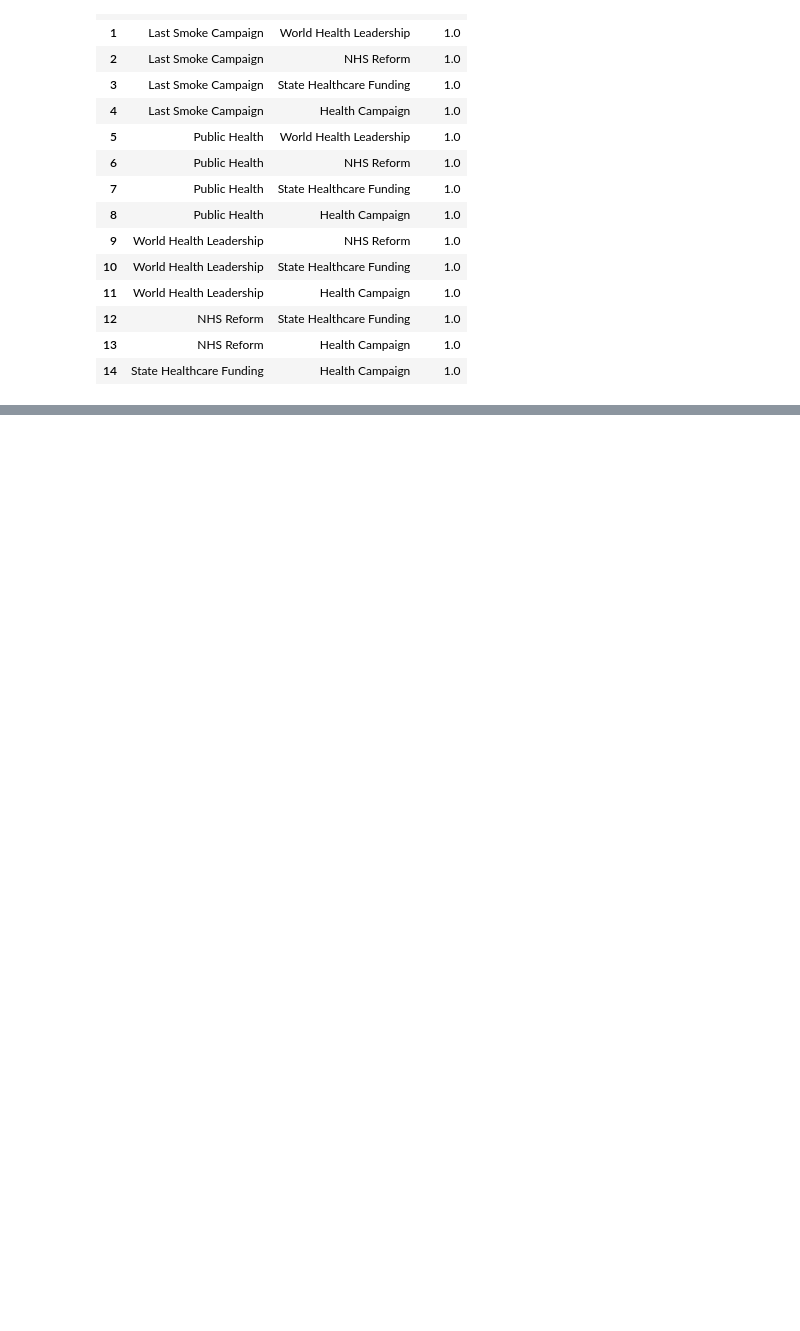
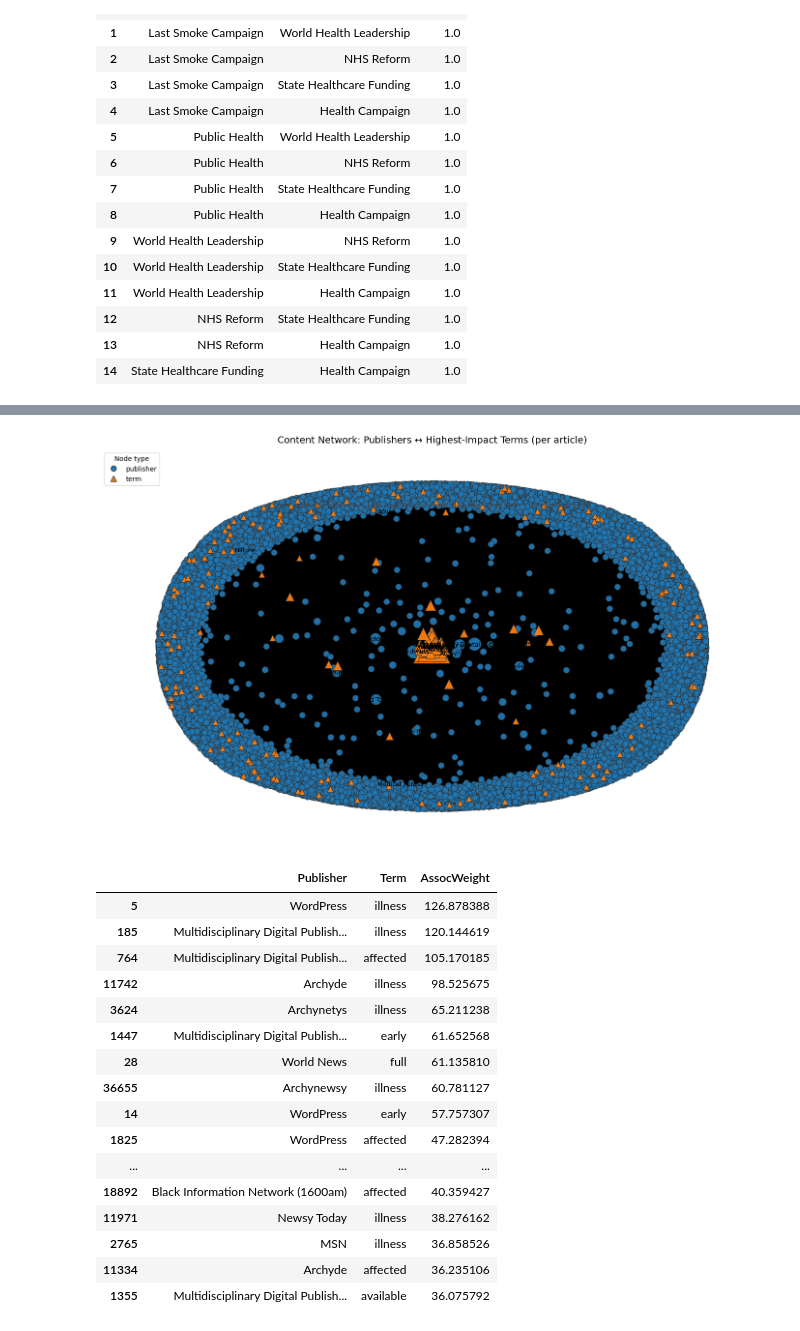
Before and after one commit to amg477/capstone, a Jupyter notebook: analysis/network_eda.ipynb, the cells around one changed output, grey strips where cells are left out. Drawn from its saved outputs; the diff is of its cells as text; code cells hidden in the pictures; blank space fills up the shorter version.

```diff
--- a/analysis/network_eda.ipynb
+++ b/analysis/network_eda.ipynb
@@ -601,0 +1076,43 @@ display(pairs_topic.head(25))
+# %%
+TERM_LIMIT = 200          # only match among the top-N terms by global weight (speed + precision)
+MIN_TERM_WEIGHT = 0.0     # ignore terms whose global weight is below this
+TOP_LABELS_PER_TYPE = 12  # labels per node type in the plot
+
+# --------------------------
+# RUN
+# --------------------------
+edges = build_publisher_term_edges(
+    articles=attrDF_use,
+    term_table=term_scores,
+    term_limit=TERM_LIMIT,
+    min_term_weight=MIN_TERM_WEIGHT
+)
+
+G_content = build_bipartite_graph(edges)
+draw_publisher_term_network(G_content, top_labels_per_type=TOP_LABELS_PER_TYPE, figsize=(14, 9))
+
+# Optional quick table to inspect top associations
+display(
+    edges.sort_values("weight", ascending=False)
+         .head(20)
+         .rename(columns={"publisher":"Publisher","term":"Term","weight":"AssocWeight"})
+)
+# %% [output]
+[figure, added]
+|  | Publisher | Term | AssocWeight |
+| 5 | WordPress | illness | 126.878388 |
+| 185 | Multidisciplinary Digital Publish... | illness | 120.144619 |
+| 764 | Multidisciplinary Digital Publish... | affected | 105.170185 |
+| 11742 | Archyde | illness | 98.525675 |
+| 3624 | Archynetys | illness | 65.211238 |
+| 1447 | Multidisciplinary Digital Publish... | early | 61.652568 |
+| 28 | World News | full | 61.135810 |
+| 36655 | Archynewsy | illness | 60.781127 |
+| 14 | WordPress | early | 57.757307 |
+| 1825 | WordPress | affected | 47.282394 |
+| ... | ... | ... | ... |
+| 18892 | Black Information Network (1600am) | affected | 40.359427 |
+| 11971 | Newsy Today | illness | 38.276162 |
+| 2765 | MSN | illness | 36.858526 |
+| 11334 | Archyde | affected | 36.235106 |
+| 1355 | Multidisciplinary Digital Publish... | available | 36.075792 |
```
Also changed, not shown: parts of 22 cells of this notebook.
